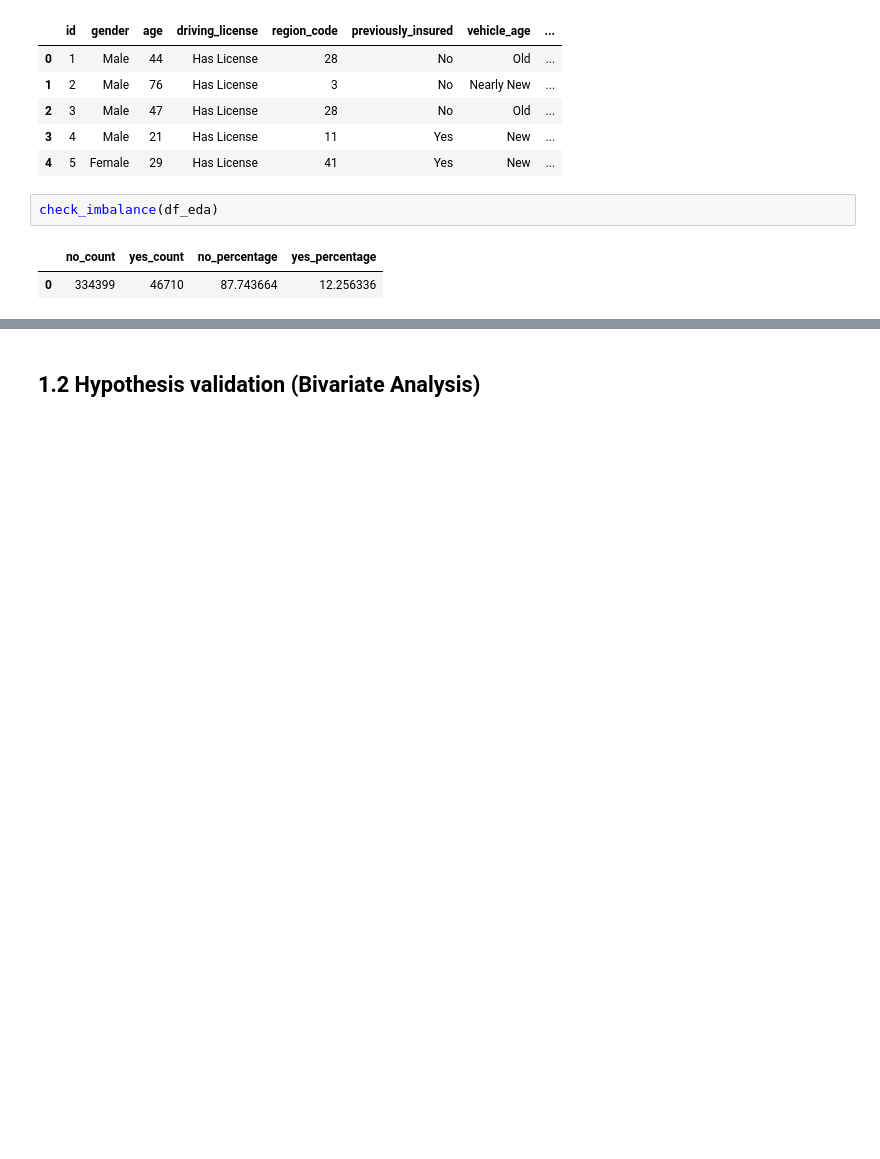
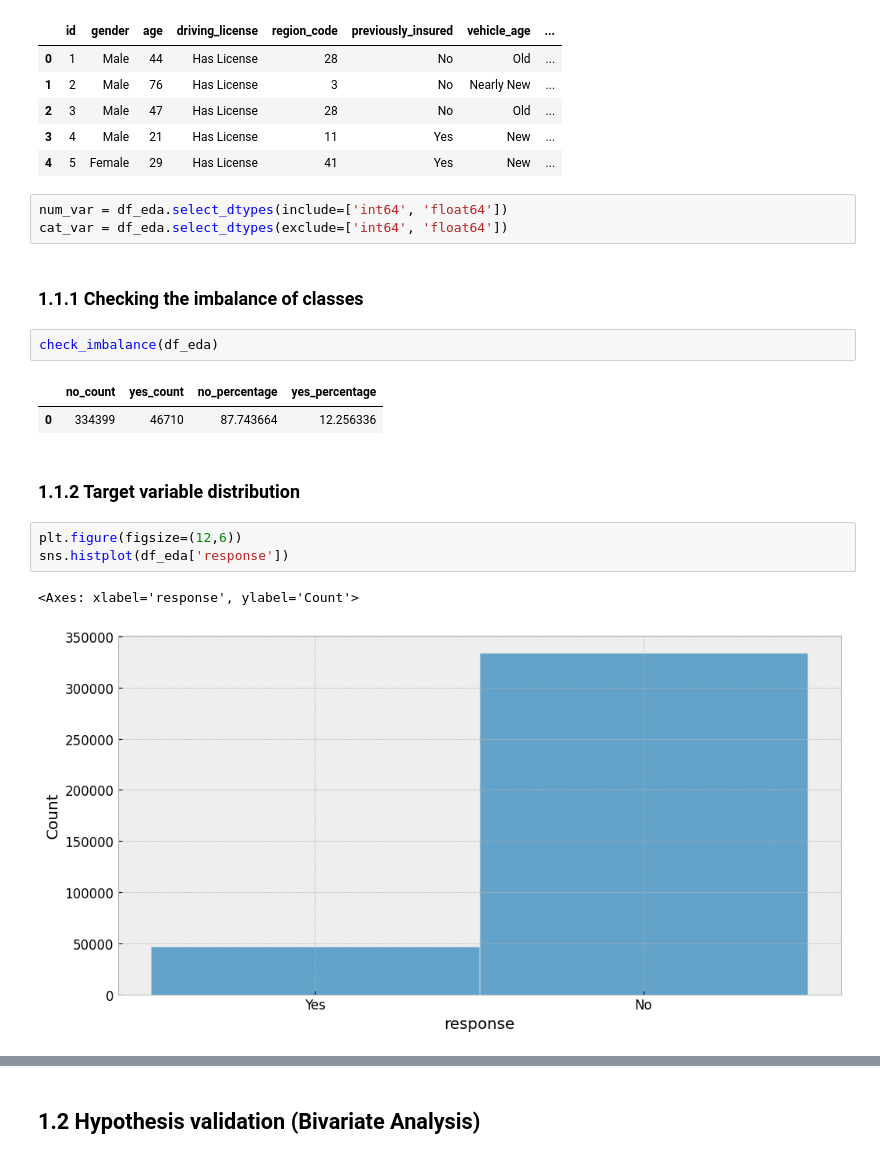
Before and after one commit to iury-repo/health_insurance_cs, a Jupyter notebook: notebooks/1-ims-data-exploration.ipynb, the cells around one changed output, grey strips where cells are left out. Drawn from its saved outputs; the diff is of its cells as text; blank space fills up the shorter version.

Commit message:
refactor: Add distribution plots for numerical and categorical variables

```diff
--- a/notebooks/1-ims-data-exploration.ipynb
+++ b/notebooks/1-ims-data-exploration.ipynb
@@ -44,8 +59,21 @@ df_eda.head()
 | 2 | 3 | Male | 47 | Has License | 28 | No | Old | ... |
 | 3 | 4 | Male | 21 | Has License | 11 | Yes | New | ... |
 | 4 | 5 | Female | 29 | Has License | 41 | Yes | New | ... |
+# %%
+num_var = df_eda.select_dtypes(include=['int64', 'float64'])
+cat_var = df_eda.select_dtypes(exclude=['int64', 'float64'])
+# %% [markdown]
+### 1.1.1 Checking the imbalance of classes
 # %%
 check_imbalance(df_eda)
 # %% [output]
 |  | no_count | yes_count | no_percentage | yes_percentage |
 | 0 | 334399 | 46710 | 87.743664 | 12.256336 |
+# %% [markdown]
+### 1.1.2 Target variable distribution
+# %%
+plt.figure(figsize=(12,6))
+sns.histplot(df_eda['response'])
+# %% [output]
+<Axes: xlabel='response', ylabel='Count'>
+[figure, added]
```
Also changed, not shown: parts of 11 cells of this notebook.
